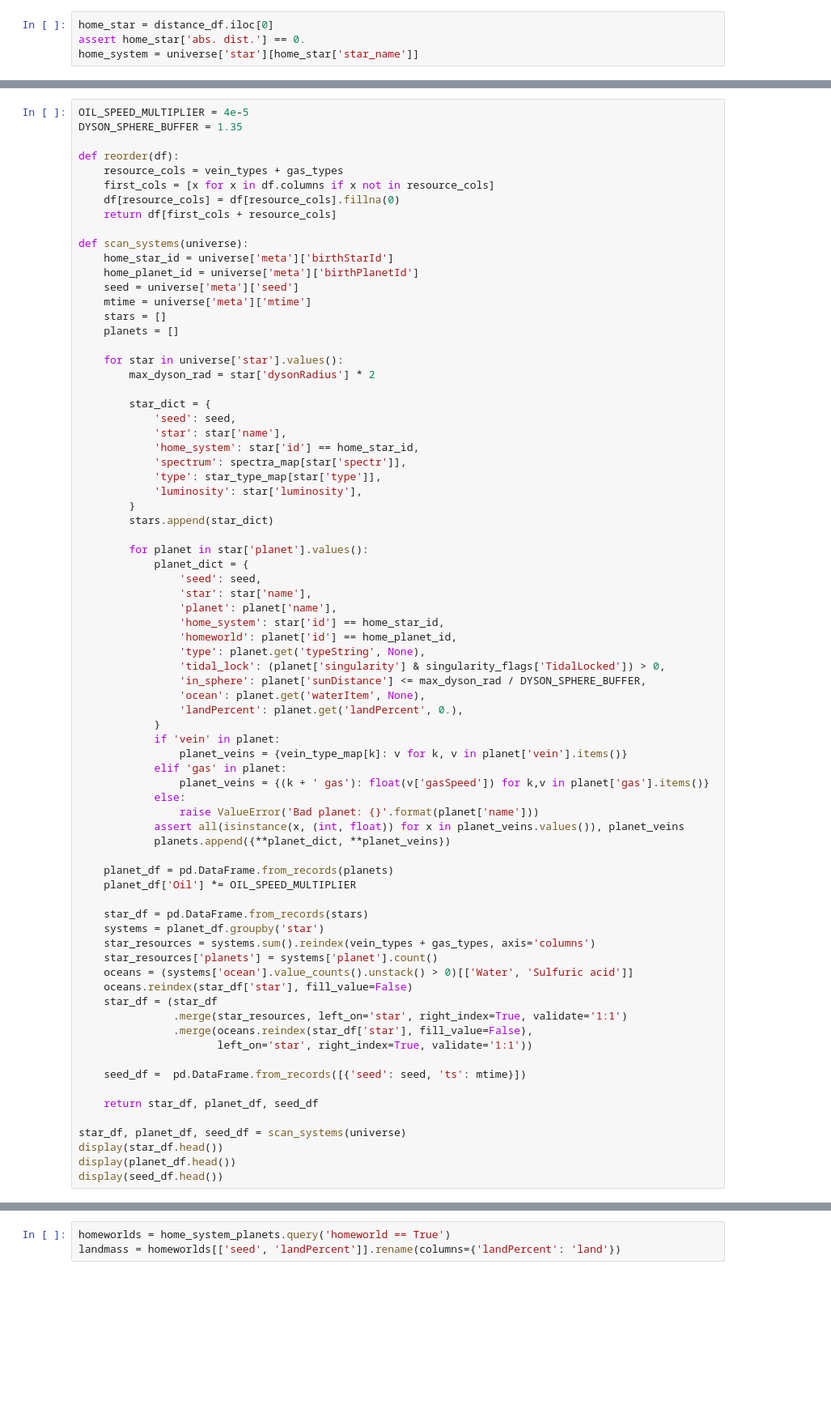
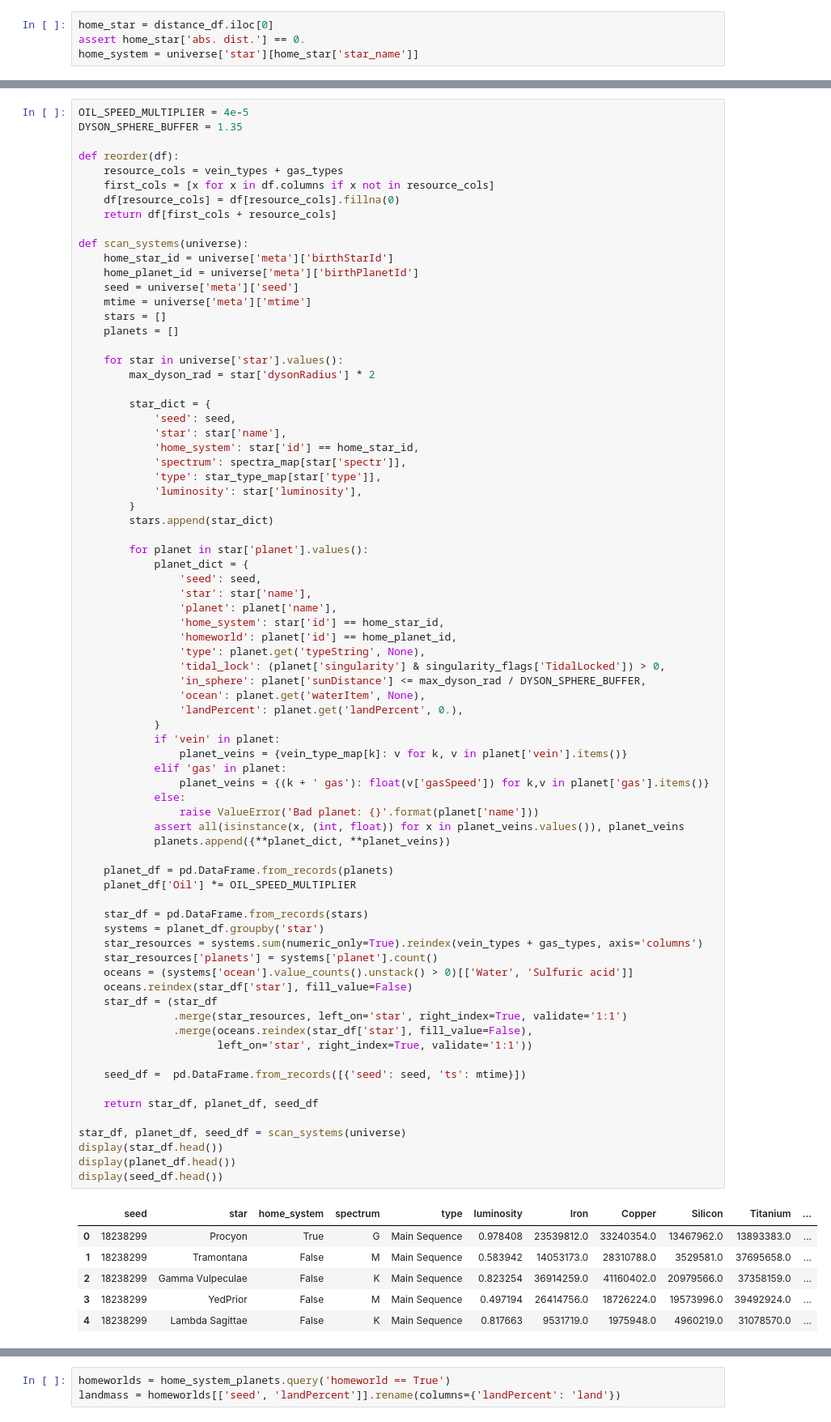
Before and after one commit to drakesiard/dsp-seed-export-parser, a Jupyter notebook: scanner.ipynb, the cells around one changed output, grey strips where cells are left out. Shown at 81% size. Saved outputs shown, nothing was run; the diff lists cells and outputs as text; blank space fills up the shorter version.

```diff
--- a/scanner.ipynb
+++ b/scanner.ipynb
@@ -194,31 +240,38 @@ def scan_systems(universe):
             if 'vein' in planet:
                 planet_veins = {vein_type_map[k]: v for k, v in planet['vein'].items()}
             elif 'gas' in planet:
                 planet_veins = {(k + ' gas'): float(v['gasSpeed']) for k,v in planet['gas'].items()}
             else:
                 raise ValueError('Bad planet: {}'.format(planet['name']))
             assert all(isinstance(x, (int, float)) for x in planet_veins.values()), planet_veins
             planets.append({**planet_dict, **planet_veins})
 
     planet_df = pd.DataFrame.from_records(planets)
     planet_df['Oil'] *= OIL_SPEED_MULTIPLIER
 
     star_df = pd.DataFrame.from_records(stars)
     systems = planet_df.groupby('star')
-    star_resources = systems.sum().reindex(vein_types + gas_types, axis='columns')
+    star_resources = systems.sum(numeric_only=True).reindex(vein_types + gas_types, axis='columns')
     star_resources['planets'] = systems['planet'].count()
     oceans = (systems['ocean'].value_counts().unstack() > 0)[['Water', 'Sulfuric acid']]
     oceans.reindex(star_df['star'], fill_value=False)
     star_df = (star_df
                .merge(star_resources, left_on='star', right_index=True, validate='1:1')
                .merge(oceans.reindex(star_df['star'], fill_value=False),
                       left_on='star', right_index=True, validate='1:1'))
 
     seed_df =  pd.DataFrame.from_records([{'seed': seed, 'ts': mtime}])
 
     return star_df, planet_df, seed_df
 
 star_df, planet_df, seed_df = scan_systems(universe)
 display(star_df.head())
 display(planet_df.head())
 display(seed_df.head())
+# %% [output]
+|  | seed | star | home_system | spectrum | type | luminosity | Iron | Copper | Silicon | Titanium | ... |
+| 0 | 18238299 | Procyon | True | G | Main Sequence | 0.978408 | 23539812.0 | 33240354.0 | 13467962.0 | 13893383.0 | ... |
+| 1 | 18238299 | Tramontana | False | M | Main Sequence | 0.583942 | 14053173.0 | 28310788.0 | 3529581.0 | 37695658.0 | ... |
+| 2 | 18238299 | Gamma Vulpeculae | False | K | Main Sequence | 0.823254 | 36914259.0 | 41160402.0 | 20979566.0 | 37358159.0 | ... |
+| 3 | 18238299 | YedPrior | False | M | Main Sequence | 0.497194 | 26414756.0 | 18726224.0 | 19573996.0 | 39492924.0 | ... |
+| 4 | 18238299 | Lambda Sagittae | False | K | Main Sequence | 0.817663 | 9531719.0 | 1975948.0 | 4960219.0 | 31078570.0 | ... |
```
Also changed, not shown: parts of 16 cells of this notebook, 3 other files.
